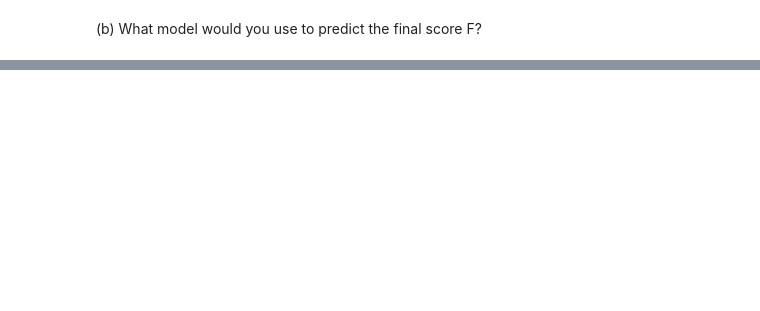
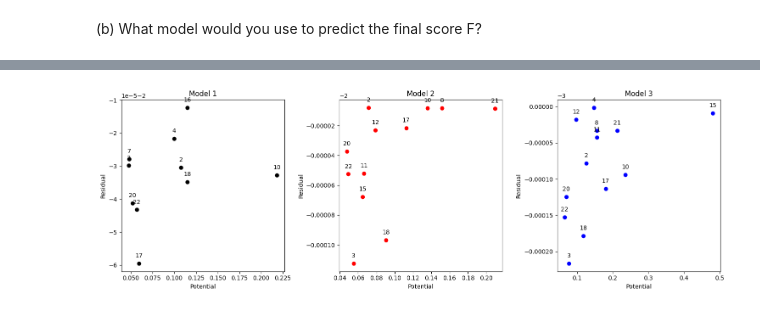
Before and after one commit to kirtisoglu/Regression, a Jupyter notebook: HW4/Q1.ipynb, the cells around one changed output, grey strips where cells are left out. Drawn from its saved outputs; the diff is of its cells as text; code cells hidden in the pictures; blank space fills up the shorter version.

```diff
--- a/HW4/Q1.ipynb
+++ b/HW4/Q1.ipynb
@@ -122,0 +89,91 @@ plt.show()
+# %%
+# Only residuals and SSE's are calculated by using a library in the following code.
+
+# Create X matrix in hat matrix H for each model.
+ones_column_1 = np.ones((X1.shape[0], 1))  # Create a column of ones with shape (22, 1)
+X_model_1 = np.hstack((ones_column_1, X1))
+ones_column_2 = np.ones((X2.shape[0], 1))
+X_model_2 = np.hstack((ones_column_2, X2))
+ones_column_3 = np.ones((X.shape[0], 1))
+X_model_3 = np.hstack((ones_column_3, X))
+
+# Calculate projection matrix P for each model.
+P_model_1 = X_model_1 @ np.linalg.pinv(X_model_1.T @ X_model_1) @ X_model_1.T
+P_model_2 = X_model_2 @ np.linalg.pinv(X_model_2.T @ X_model_2) @ X_model_2.T
+P_model_3 = X_model_3 @ np.linalg.pinv(X_model_3.T @ X_model_3) @ X_model_3.T
+
+#Calculate p_ii's for each model.
+p_i_model_1 = np.diag(P_model_1)
+p_i_model_2 = np.diag(P_model_2)
+p_i_model_3 = np.diag(P_model_3)
+
+# Calculate potential function for each model.
+Potential_function_model_1 = np.divide(p_i_model_1, 1 - p_i_model_1)
+Potential_function_model_2 = np.divide(p_i_model_2, 1 - p_i_model_2)
+Potential_function_model_3 = np.divide(p_i_model_3, 1 - p_i_model_3)
+
+# Pull out SSE vector for each model.
+residual_model_1 = model_1.ssr
+residual_model_2 = model_2.ssr
+residual_model_3 = model_3.ssr
+
+# Pull out residual vector for each model.
+SSE_model_1 = model_1.resid
+SSE_model_2 = model_2.resid
+SSE_model_3 = model_3.resid
+
+# Calculate d(d_1, d_2, ...) vector for each model.
+d_model_1 = np.divide(residual_model_1, np.sqrt(SSE_model_1))
+d_model_2 = np.divide(residual_model_2, np.sqrt(SSE_model_2))
+d_model_3 = np.divide(residual_model_3, np.sqrt(SSE_model_3))
+
+# Calculate residual function for each model. Note that p is the number of predictors.
+# p=1, p=1 and p=2 for models 1,2 and 3, respectively.
+# Assuming you have p_i_model_1 and d_model_1 arrays defined
+
+# Calculate the elements for the residual function for model 1
+Residual_function_model_1 = (1 + 1) * np.multiply(np.multiply(d_model_1, d_model_1),
+                                              np.divide(1 - np.multiply(p_i_model_1, p_i_model_1),
+                                                        np.multiply(1 - np.multiply(p_i_model_1, p_i_model_1),
+                                                                    1 - np.multiply(d_model_1, d_model_1))))
+Residual_function_model_2 = (1 + 1) * np.multiply(np.multiply(d_model_2, d_model_2),
+                                              np.divide(1 - np.multiply(p_i_model_2, p_i_model_2),
+                                                        np.multiply(1 - np.multiply(p_i_model_2, p_i_model_2),
+                                                                    1 - np.multiply(d_model_2, d_model_2))))
+Residual_function_model_3 = (1 + 2) * np.multiply(np.multiply(d_model_3, d_model_3),
+                                              np.divide(1 - np.multiply(p_i_model_3, p_i_model_3),
+                                                        np.multiply(1 - np.multiply(p_i_model_3, p_i_model_3),
+                                                                    1 - np.multiply(d_model_3, d_model_3))))
+
+# Plot potential versus residual.
+# Plot Potential versus Residuals
+plt.figure(figsize=(15, 5))
+
+plt.subplot(1, 3, 1)
+plt.scatter(Potential_function_model_1, Residual_function_model_1, color='black')
+plt.xlabel('Potential')
+plt.ylabel('Residual')
+plt.title('Model 1')
+for i, txt in enumerate(range(1, len(data) + 1)):
+    plt.annotate(txt, (Potential_function_model_1[i], Residual_function_model_1[i]), textcoords="offset points", xytext=(0,10), ha='center')
+
+plt.subplot(1, 3, 2)
+plt.scatter(Potential_function_model_2, Residual_function_model_2, color='red')
+plt.xlabel('Potential')
+plt.ylabel('Residual')
+plt.title('Model 2')
+for i, txt in enumerate(range(1, len(data) + 1)):
+    plt.annotate(txt, (Potential_function_model_2[i], Residual_function_model_2[i]), textcoords="offset points", xytext=(0,10), ha='center')
+
+plt.subplot(1, 3, 3)
+plt.scatter(Potential_function_model_3, Residual_function_model_3, color='blue')
+plt.xlabel('Potential')
+plt.ylabel('Residual')
+plt.title('Model 3')
+for i, txt in enumerate(range(1, len(data) + 1)):
+    plt.annotate(txt, (Potential_function_model_3[i], Residual_function_model_3[i]), textcoords="offset points", xytext=(0,10), ha='center')
+
+plt.tight_layout()
+plt.show()
+# %% [output]
+[figure, added]
```
Also changed, not shown: parts of 5 cells of this notebook.
